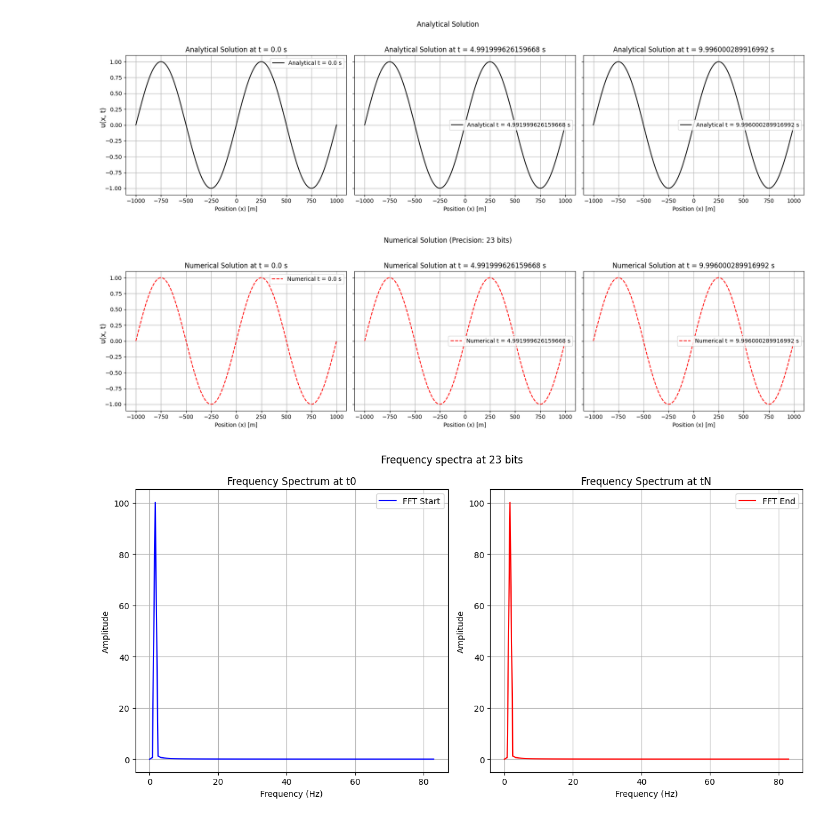
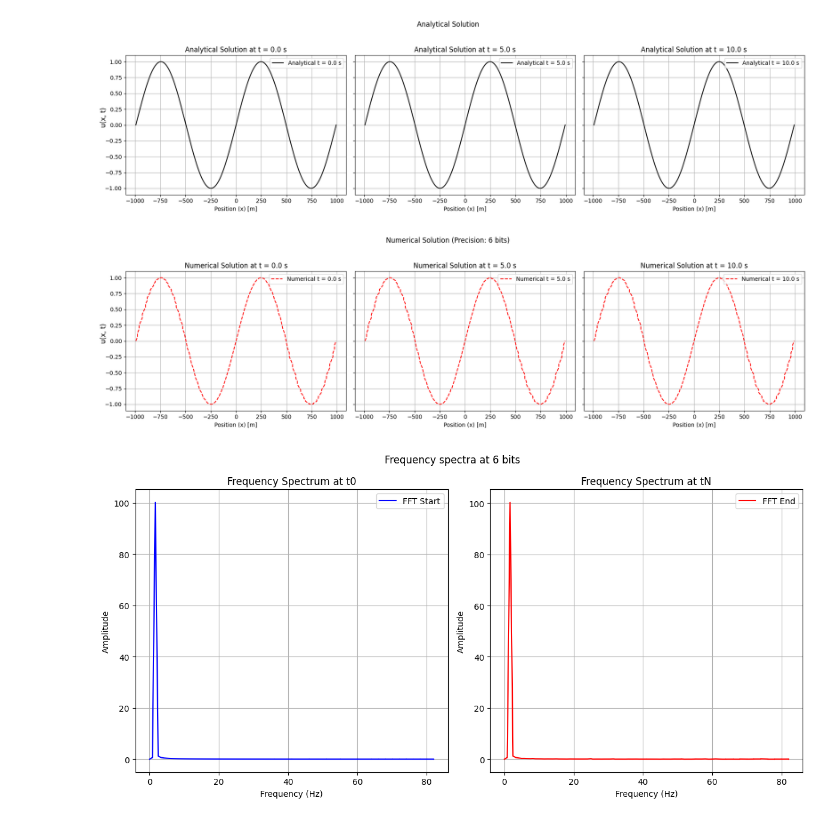
Before and after one commit to dt-17/Devito-UROP-MSci, a Jupyter notebook: unscaled-mpmath-acoustic.ipynb, the cells around one changed output. Saved outputs shown, nothing was run; the diff lists cells and outputs as text; code cells hidden in the pictures.

```diff
--- a/unscaled-mpmath-acoustic.ipynb
+++ b/unscaled-mpmath-acoustic.ipynb
@@ -4,7 +4,7 @@ from mpmath import mp, mpf, sin, pi, fadd, fsub, fmul, fdiv
 import matplotlib.pyplot as plt
 # %%
 # Set precision
-mp.prec = 23
+mp.prec = 6
 
 # Constants
 L = mpf(1000)                 # Half-length of the domain in meters
@@ -15,22 +15,27 @@ dt = mpf(0.6 * dx / c)        # Time step size (CFL condition)
 T = mpf(10.0)                  # Total simulation time in seconds
 x = [mpf(val) for val in np.linspace(float(-L), float(L), N)]  # Spatial grid as mpf
 
+# Separate variables for analytical solution using NumPy
+L_np = float(L)  # Half-length of the domain in meters for NumPy
+c_np = float(c)  # Wave speed in m/s for NumPy
+x_np = np.linspace(-L_np, L_np, N)  # Spatial grid for NumPy
+
 # Total time steps
 Nt = int(T / dt) + 1
 
+# Analytical Solution (uses separate NumPy variables)
+def analytical_solution_numpy(x_np, t, c_np, L_np):
+    t_np = float(t)  # Convert time to float
+    return np.cos(2 * np.pi * c_np * t_np / L_np) * np.sin(2 * np.pi * x_np / L_np)
+
 # Initialize the wave field
-u = [sin(2 * pi * x_i / L) for x_i in x]  # Initial condition u(x, 0)
+u = analytical_solution_numpy(x_np, 0, c_np, L_np)  # Initial condition u(x, 0)
 u_prev = u.copy()                         # Initial velocity is zero: u_t(x, 0) = 0
 u_next = [mpf(0)] * N                     # Placeholder for the next time step
 
 # Dynamic time indices for plotting
 plot_times = [0, Nt // 2 - 1, Nt - 1]  # Start, middle, and end of the time range
 u_num_at_t = {}
-
-# Separate variables for analytical solution using NumPy
-L_np = float(L)  # Half-length of the domain in meters for NumPy
-c_np = float(c)  # Wave speed in m/s for NumPy
-x_np = np.linspace(-L_np, L_np, N)  # Spatial grid for NumPy
 
 # Main time evolution loop
 for n in range(Nt):
@@ -58,12 +63,6 @@ for n in range(Nt):
     # Update arrays for the next time step
     u_prev = u.copy()
     u = u_next.copy()
-
-
-# Analytical Solution (uses separate NumPy variables)
-def analytical_solution_numpy(x_np, t, c_np, L_np):
-    t_np = float(t)  # Convert time to float
-    return np.cos(2 * np.pi * c_np * t_np / L_np) * np.sin(2 * np.pi * x_np / L_np)
 
 ## Plotting the analytical solution
 fig1, axs1 = plt.subplots(1, 3, figsize=(18, 5), sharey=True)
@@ -78,35 +77,35 @@ for i, idx in enumerate(plot_times):
     axs1[i].set_title(f"Analytical Solution at t = {float(t)} s")
     axs1[i].legend()
     axs1[i].grid(True)
 
 # Set global y-axis label
 fig1.supylabel("u(x, t)")
 fig1.suptitle("Analytical Solution")
 plt.tight_layout(rect=[0, 0, 1, 0.95])
 
 # Plotting the numerical solution
 fig2, axs2 = plt.subplots(1, 3, figsize=(18, 5), sharey=True)
 for i, idx in enumerate(plot_times):
     t = idx * dt
     # Retrieve the numerical solution for the mapped time index
     u_num = u_num_at_t[idx]
     axs2[i].plot([float(x_i) for x_i in x], [float(u_n) for u_n in u_num], 'r--', label=f"Numerical t = {float(t)} s")
 
     # Plot formatting
     axs2[i].set_xlabel("Position (x) [m]")
     axs2[i].set_title(f"Numerical Solution at t = {float(t)} s")
     axs2[i].legend()
     axs2[i].grid(True)
 
 # Set global y-axis label
 fig2.supylabel("u(x, t)")
 fig2.suptitle(f"Numerical Solution (Precision: {mp.prec} bits)")
 plt.tight_layout(rect=[0, 0, 1, 0.95])
 
 plt.show()
 # %% [output]
-[figure, old version]
+[figure, new version]
-[figure, old version]
+[figure, new version]
 # %%
 def fft_plot(u_values=u_num_at_t, dt=dt):
     # Extract the wavefield at the start and final time steps
```
Also changed, not shown: parts of 1 cell of this notebook.
